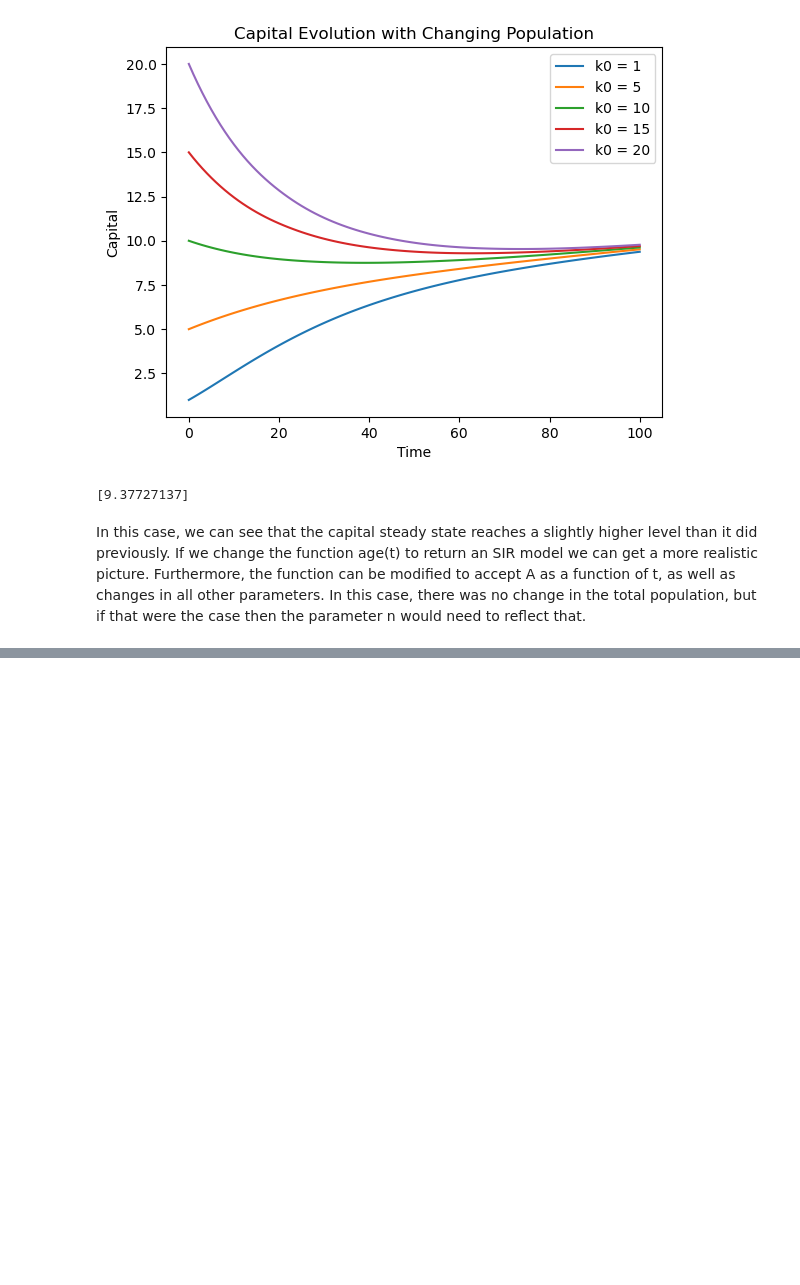
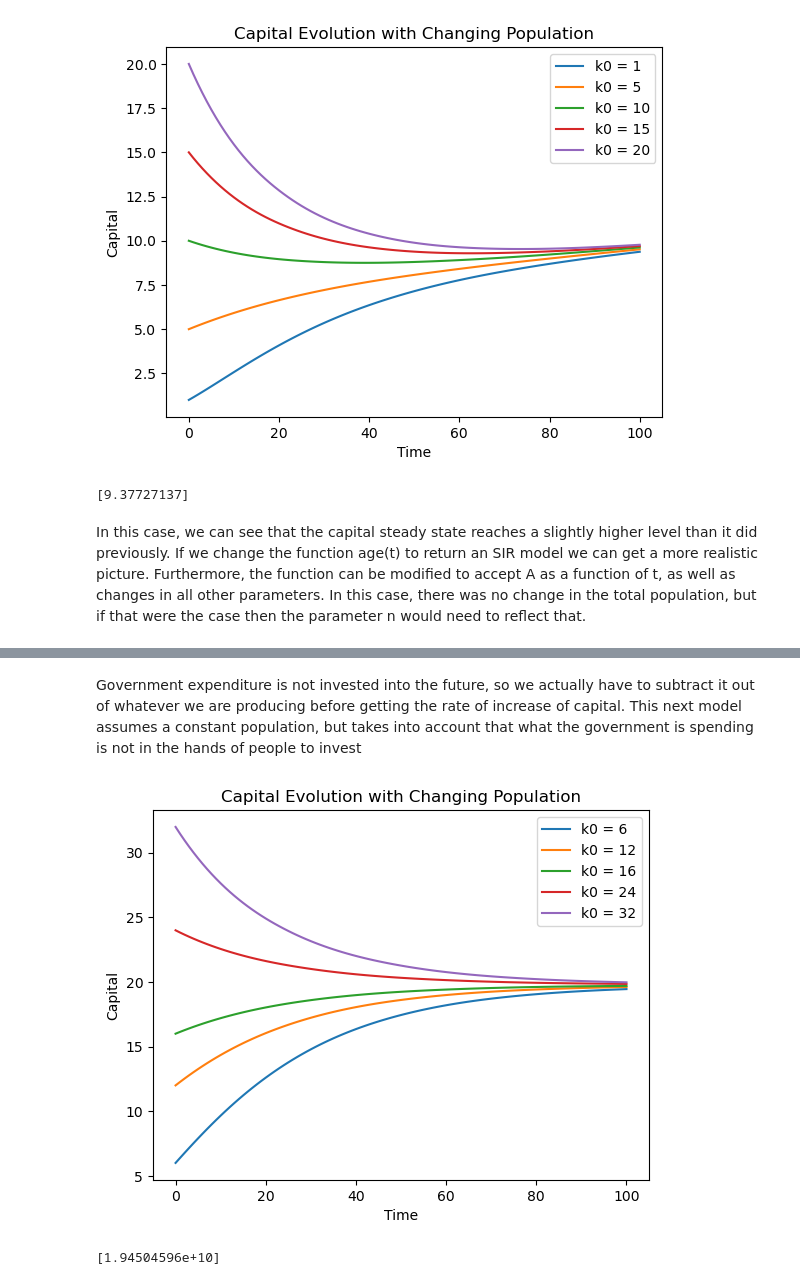
Before and after one commit to addmelo/volume4-project, a Jupyter notebook: Volume 4 Project Solow Equations Model.ipynb, the cells around one changed output, grey strips where cells are left out. Cells and saved outputs as stored; diff of their text form; code cells hidden in the pictures; blank space fills up the shorter version.

```diff
--- a/Volume 4 Project Solow Equations Model.ipynb
+++ b/Volume 4 Project Solow Equations Model.ipynb
@@ -188,0 +196,58 @@ In this case, we can see that the capital steady state reaches a slightly higher
+# %% [markdown]
+Government expenditure is not invested into the future, so we actually have to subtract it out of whatever we are producing before getting the rate of increase of capital. This next model assumes a constant population, but takes into account that what the government is spending is not in the hands of people to invest
+# %%
+def expenditure(N = np.array([.2*10e8, .3*10e8, .3*10e8, .2*10e8]), S=np.array([0, 0, 0, 35*10e3])):
+    #N is a vector of the number of people in each age bracket
+    #S is a vector of payment rates the government makes to those people
+    return np.inner(N, S)
+
+def y_pop(k, N, C, alpha=0.2, A=1):
+    #N is a vector with the breakdown of population by age
+    #C is a vector with the contribution of each age demographic
+    return np.inner(N, C) * k**alpha * A
+
+def kprime_pop2(k,  N, C, alpha=0.5, s=0.3, delta=0.08, n=0.0, A=1):
+    return s*(y_pop(k, N, C, alpha, A)  - expenditure(N)) / np.sum(N) - (delta + n)*k
+
+age = np.array([.2*10e8, .3*10e8, .3*10e8, .2*10e8])
+def ksolve_pop3(t, k, N = age, C=np.array([0,50000,75000, 0]), alpha=0.5, s=0.3, delta=0.08, n=0.00, A=1):
+    N_t = N
+    return kprime_pop2(k, N_t, C, alpha, s, delta, n, A)
+
+#Time domain
+t_span = (0,100)
+T = np.linspace(0,100,101)
+
+#Initial conditions
+k0 = [6*10e8]
+k1 = [12*10e8]
+k2 = [16*10e8]
+k3 = [24*10e8]
+k4 = [32*10e8]
+
+age = np.array([.2*10e8, .3*10e8, .3*10e8, .2*10e8])
+
+#Solve with different initial conditions
+sol0 = solve_ivp(ksolve_pop3, t_span, k0, t_eval=T)
+sol1 = solve_ivp(ksolve_pop3, t_span, k1, t_eval=T)
+sol2 = solve_ivp(ksolve_pop3, t_span, k2, t_eval=T)
+sol3 = solve_ivp(ksolve_pop3, t_span, k3, t_eval=T)
+sol4 = solve_ivp(ksolve_pop3, t_span, k4, t_eval=T)
+
+#Make the plots
+plt.plot(T, sol0.y.reshape(-1)/10e8, label='k0 = 6')
+plt.plot(T, sol1.y.reshape(-1)/10e8, label='k0 = 12')
+plt.plot(T, sol2.y.reshape(-1)/10e8, label='k0 = 16')
+plt.plot(T, sol3.y.reshape(-1)/10e8, label='k0 = 24')
+plt.plot(T, sol4.y.reshape(-1)/10e8, label='k0 = 32')
+
+plt.xlabel('Time')
+plt.ylabel('Capital')
+plt.legend()
+plt.title("Capital Evolution with Changing Population")
+plt.show()
+
+print(sol0.y[:, -1])
+# %% [output]
+[figure, added]
+[1.94504596e+10]
```
Also changed, not shown: parts of 4 cells of this notebook.
